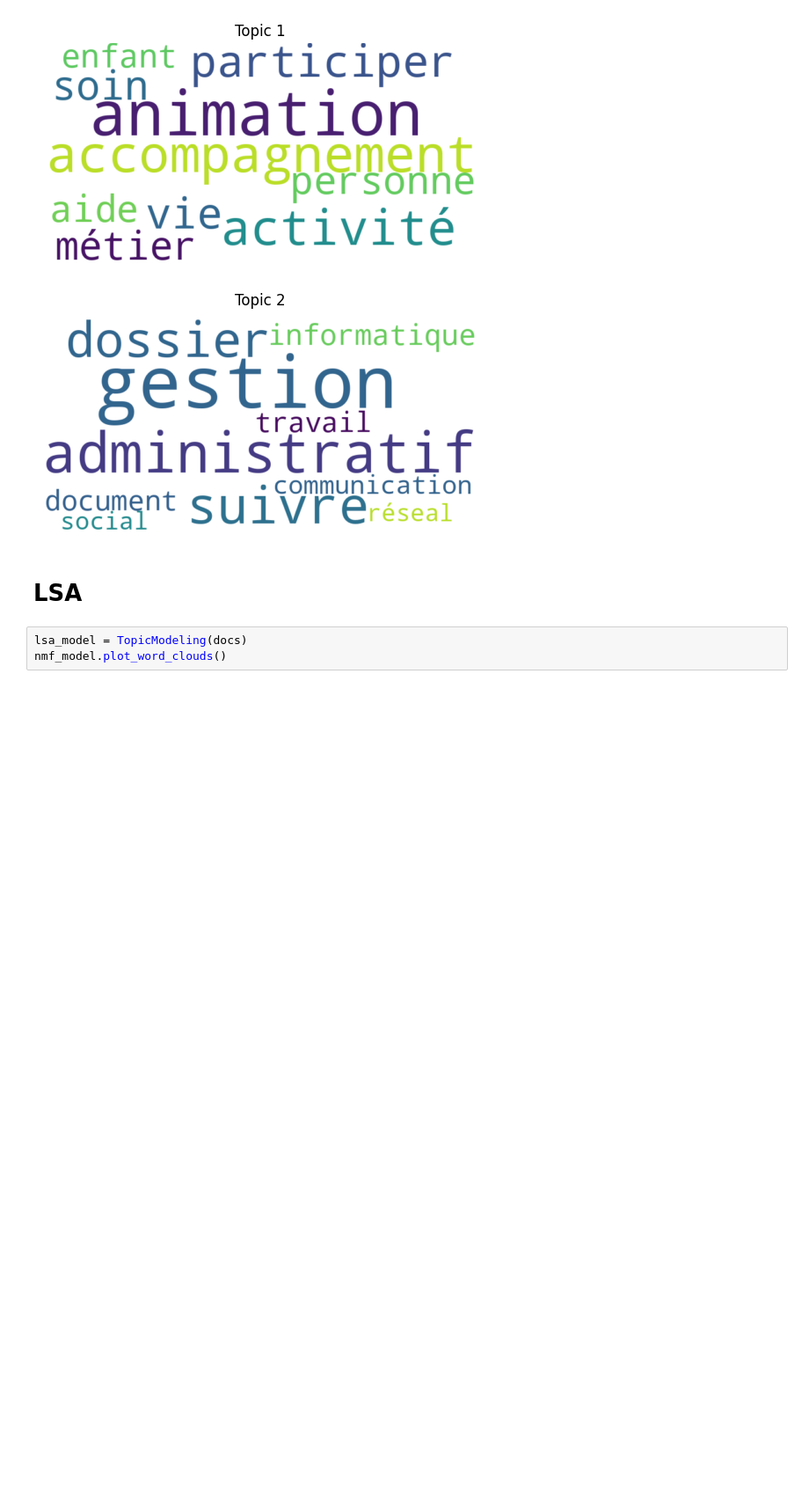
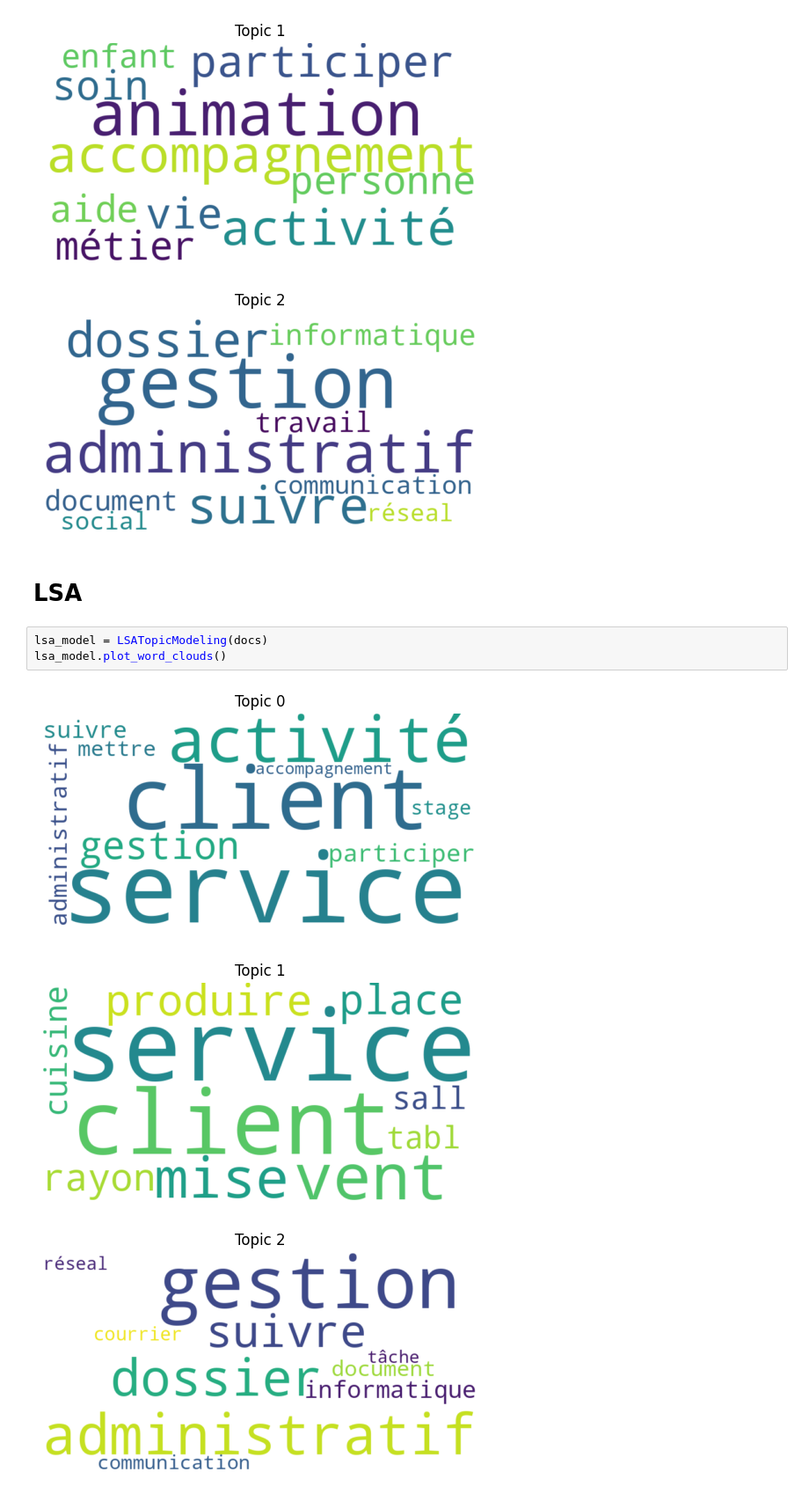
Before and after one commit to elissamim/text_classification_men, a Jupyter notebook: notebooks/5-topic_modeling.ipynb, the cells around one changed output. Shown at 88% size. Cells and saved outputs as stored; diff of their text form; blank space fills up the shorter version.

```diff
--- a/notebooks/5-topic_modeling.ipynb
+++ b/notebooks/5-topic_modeling.ipynb
@@ -75,5 +75,9 @@ nmf_model.plot_word_clouds()
 # %% [markdown]
 # LSA
 # %%
-lsa_model = TopicModeling(docs)
-nmf_model.plot_word_clouds()
+lsa_model = LSATopicModeling(docs)
+lsa_model.plot_word_clouds()
+# %% [output]
+[figure, added]
+[figure, added]
+[figure, added]
```
